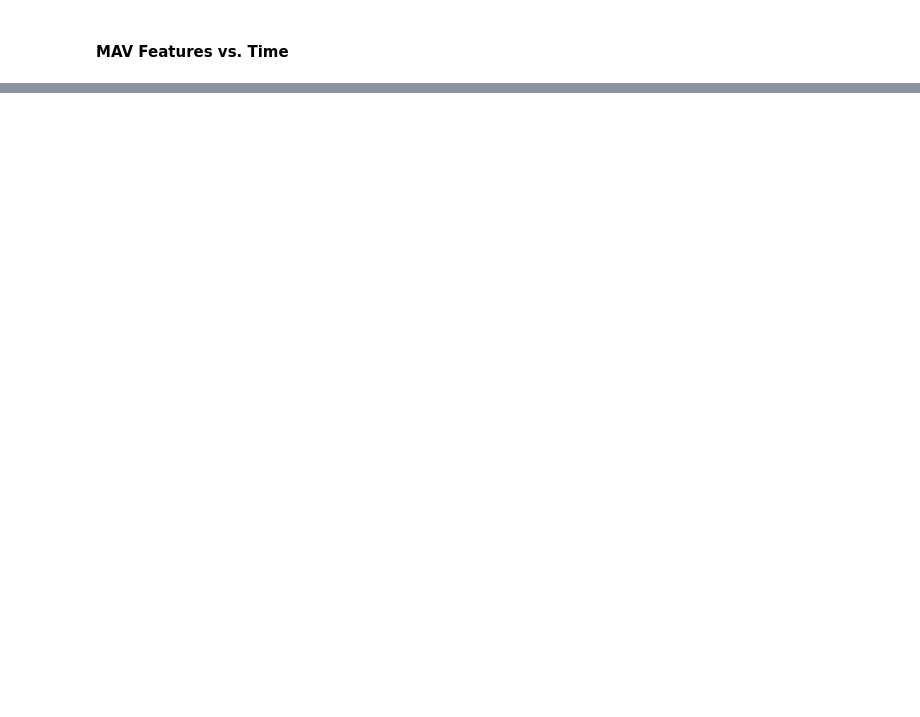
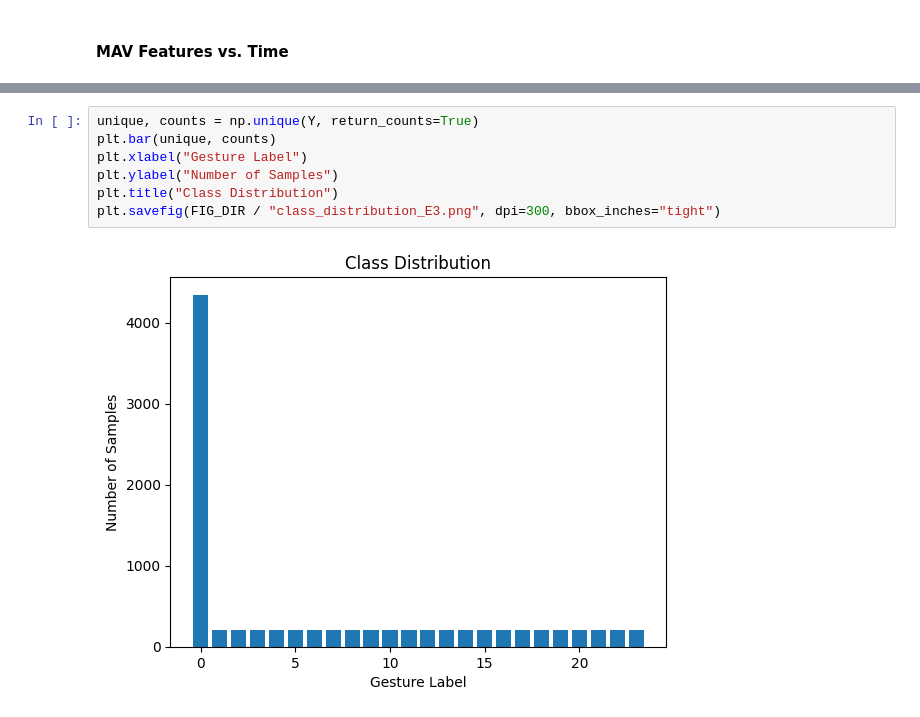
Before and after one commit to tnunn-2/EMG_Motion, a Jupyter notebook: notebooks/visualizations.ipynb, the cells around one changed output, grey strips where cells are left out. Drawn from its saved outputs; the diff is of its cells as text; blank space fills up the shorter version.

```diff
--- a/notebooks/visualizations.ipynb
+++ b/notebooks/visualizations.ipynb
@@ -109,0 +138,9 @@ plt.show()
+# %%
+unique, counts = np.unique(Y, return_counts=True)
+plt.bar(unique, counts)
+plt.xlabel("Gesture Label")
+plt.ylabel("Number of Samples")
+plt.title("Class Distribution")
+plt.savefig(FIG_DIR / "class_distribution_E3.png", dpi=300, bbox_inches="tight")
+# %% [output]
+[figure, added]
```
Also changed, not shown: parts of 8 cells of this notebook, 2 other files.
